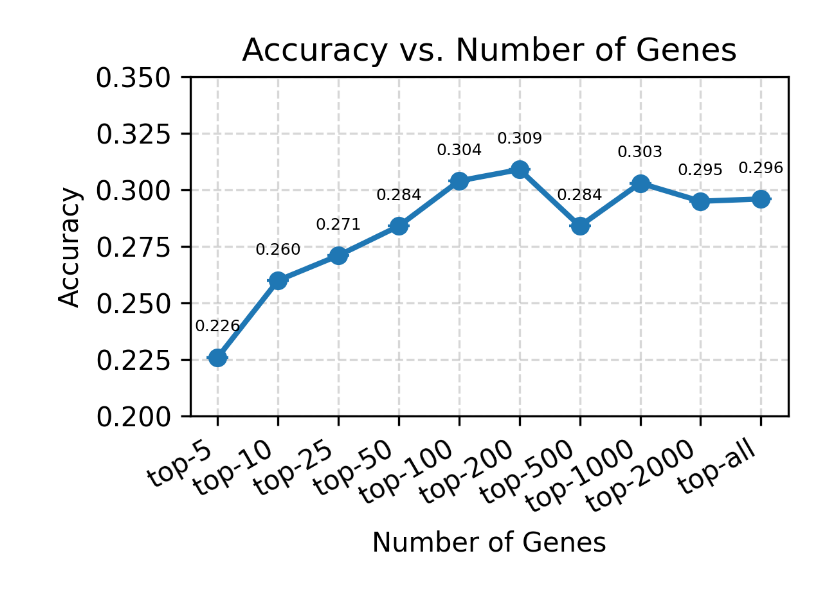
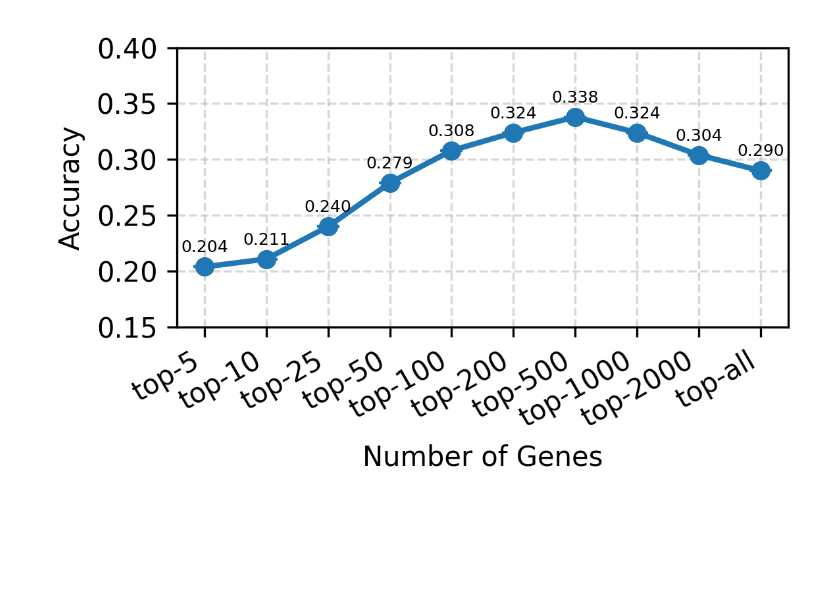
Before and after one commit to cristea-lab/BioReasoning_Paper, a Jupyter notebook: Scripts/plots/Figure3B_compare_number_of_genes.ipynb, the cells around one changed output. Drawn from its saved outputs; the diff is of its cells as text; code cells hidden in the pictures; blank space fills up the shorter version.

```diff
--- a/Scripts/plots/Figure3B_compare_number_of_genes.ipynb
+++ b/Scripts/plots/Figure3B_compare_number_of_genes.ipynb
@@ -6,7 +6,7 @@ import matplotlib.pyplot as plt
 from math import sqrt
 # %%
 # Path to the directory that contains the 10 subfolders:
-base_dir = "../../Outputs/cellxgene_cutoff_random_1k_numer_of_genes_test/responses"
+base_dir = "../../Outputs/cellxgene_cutoff_random_1k_number_of_genes_test_r1_0528/responses"
 
 # Folders and the "axis label" you want for each point
 folder_list = [
@@ -19,7 +19,7 @@ folder_list = [
     ("top500genes", "top-500"),
     ("top1000genes","top-1000"),
     ("top2000genes","top-2000"),
-    ("topallgenes", "top-all")
+    ("topAllGenes", "top-all")
 ]
 
 all_means = []
@@ -53,7 +53,7 @@ for (folder_name, label_text) in folder_list:
     labels.append(label_text)
 # %%
 # ---- Plotting ----
-plt.figure(figsize=(4, 3), dpi=300)   # High DPI for publication-quality
+plt.figure(figsize=(4, 2.5), dpi=300)   # High DPI for publication-quality
 x_positions = np.arange(len(labels))
 
 # Single color for line + markers + error bars
@@ -72,33 +72,33 @@ plt.plot(
 
 # Add error bars separately with 'fmt="none"' so it doesn't replicate markers
 plt.errorbar(
     x_positions,
     all_means,
     yerr=all_cis,
     fmt="none",
     ecolor=main_color,
     elinewidth=1.5,
     capsize=4
 )
 
 # Customize axes
 plt.xticks(x_positions, labels, rotation=30, ha="right")
 plt.xlabel("Number of Genes")
 plt.ylabel("Accuracy")
-plt.ylim(0.2, 0.35)
-plt.title("Accuracy vs. Number of Genes")
+plt.ylim(0.15, 0.4)
+# plt.title("Accuracy vs. Number of Genes")
 
 # Optionally annotate each point with its mean accuracy
 for x, mean_val, ci_val in zip(x_positions, all_means, all_cis):
     offset = ci_val + 0.01
     plt.text(x, mean_val + offset, f"{mean_val:.3f}",
              ha="center", va="bottom", fontsize=6)
 
 # Turn on a light grid (often looks nice in publications)
 plt.grid(True, which="major", linestyle="--", alpha=0.5)
 
 # Tight layout for better spacing
 plt.tight_layout()
 plt.show()
 # %% [output]
-[figure, old version]
+[figure, new version]
```
Also changed, not shown: parts of 1 cell of this notebook, 42 other files.
